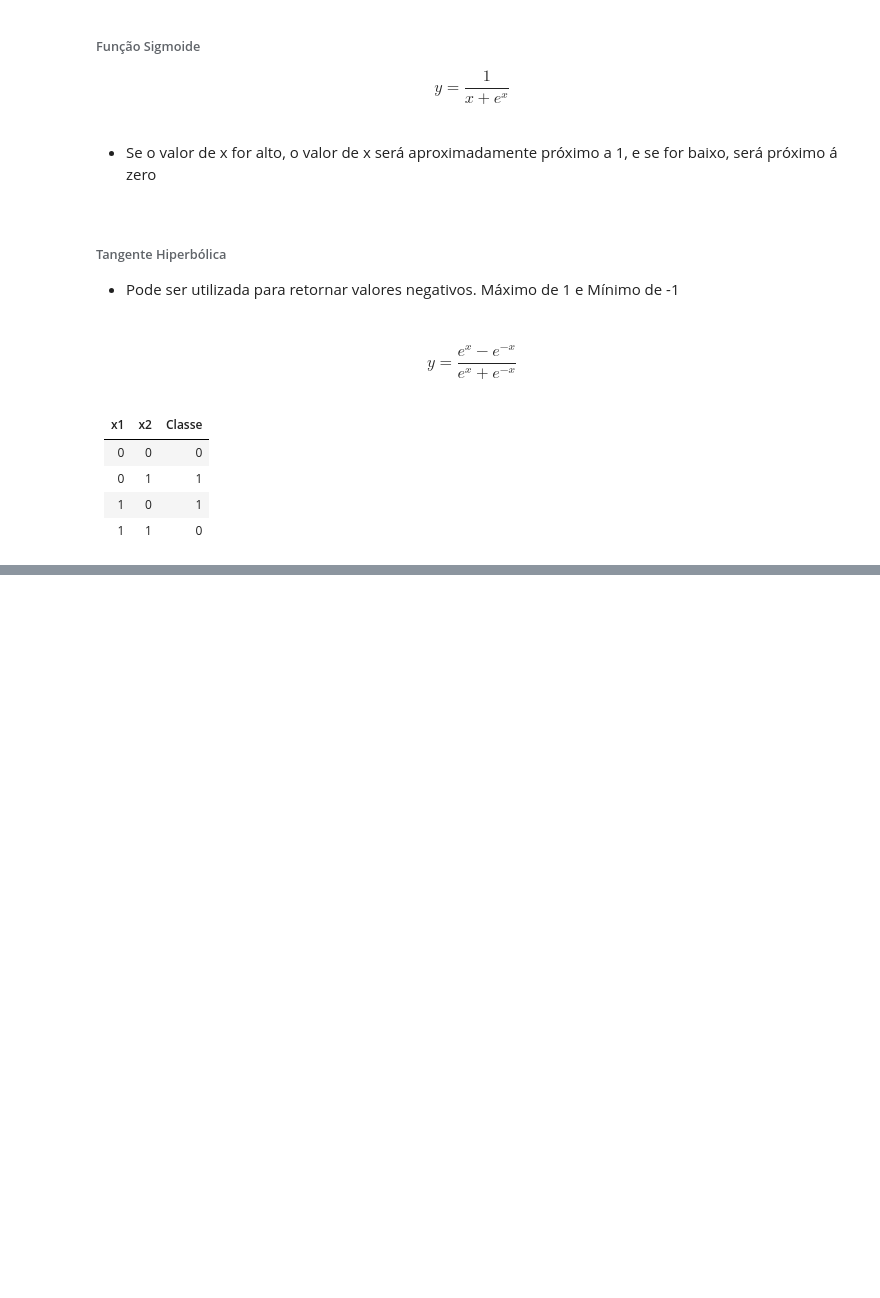
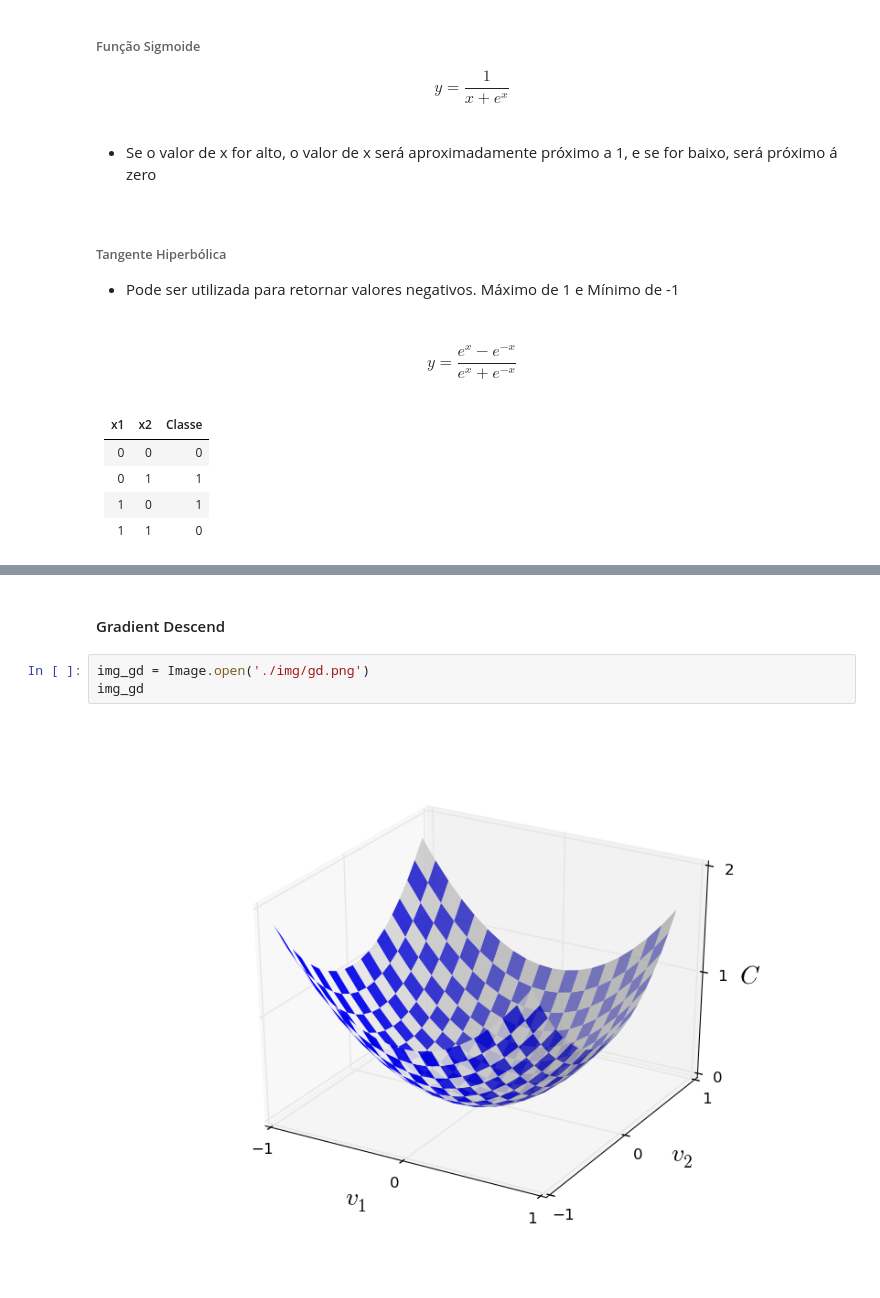
Before and after one commit to cantaruttim/Learning_Python, a Jupyter notebook: Machine Learning com Python/Algoritmos de Classificação .ipynb, the cells around one changed output, grey strips where cells are left out. Saved outputs shown, nothing was run; the diff lists cells and outputs as text; blank space fills up the shorter version.

```diff
--- a/Machine Learning com Python/Algoritmos de Classificação .ipynb
+++ b/Machine Learning com Python/Algoritmos de Classificação .ipynb
@@ -1203,0 +1215,7 @@ x1 |x2 |Classe
+# %% [markdown]
+#### Gradient Descend
+# %%
+img_gd = Image.open('./img/gd.png')
+img_gd
+# %% [output]
+[figure, added]
```
Also changed, not shown: parts of 4 cells of this notebook, 2 other files.
